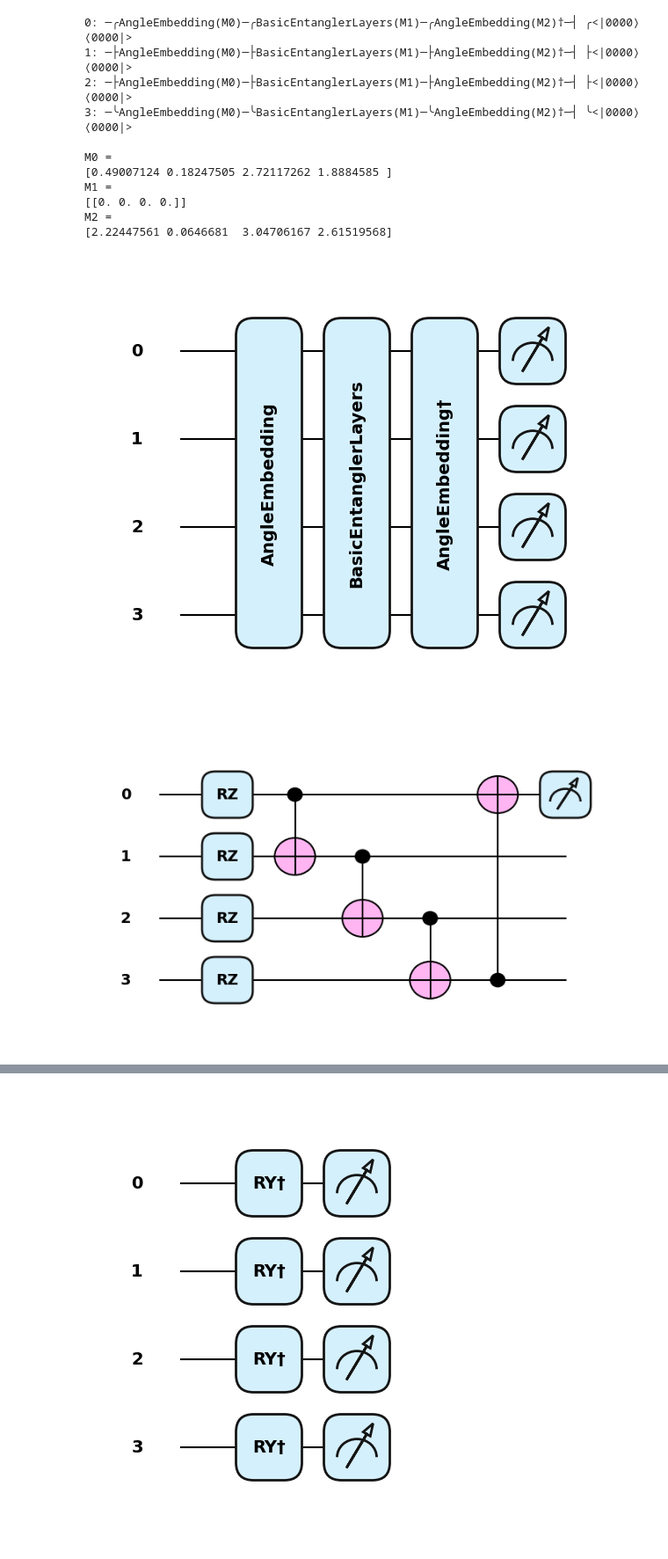
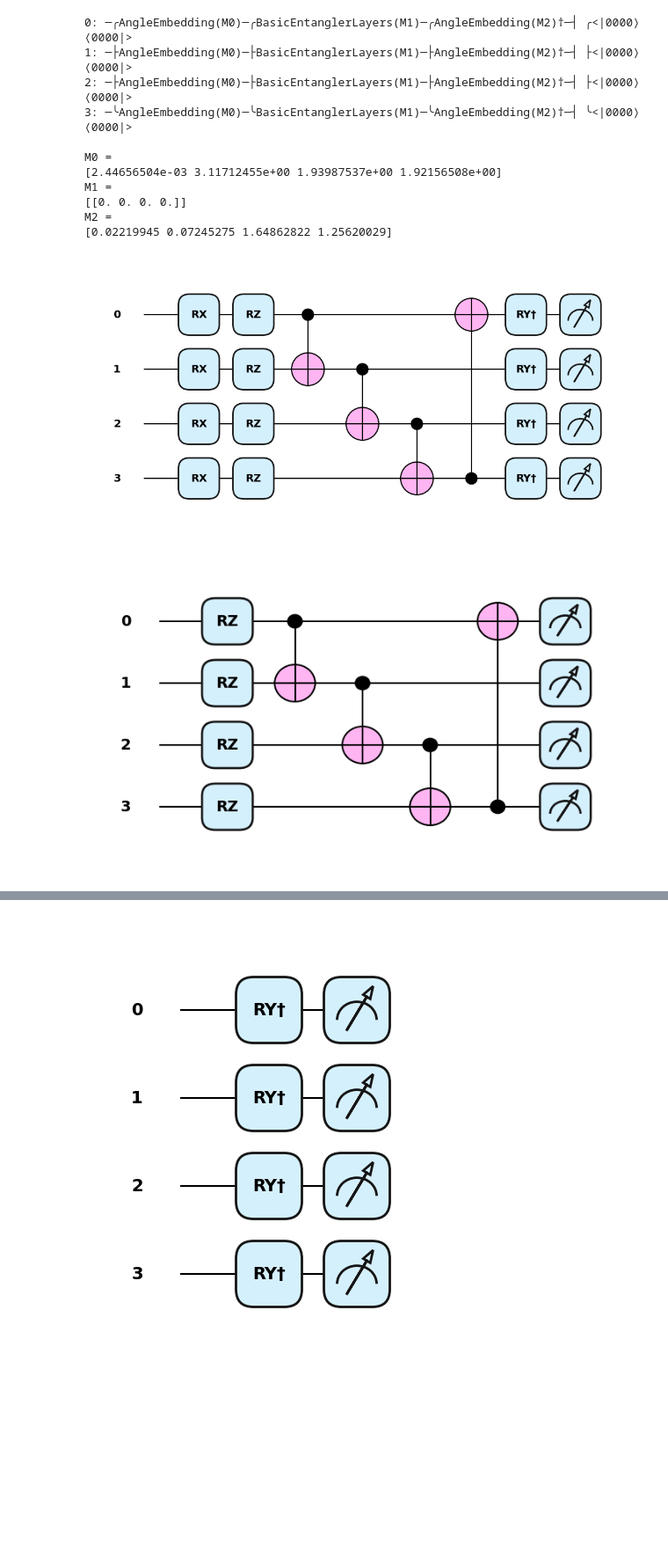
Before and after one commit to gddeazevedo/rgpe, a Jupyter notebook: notebooks/circuit.ipynb, the cells around one changed output, grey strips where cells are left out. Shown at 88% size. Drawn from its saved outputs; the diff is of its cells as text; code cells hidden in the pictures; blank space fills up the shorter version.

```diff
--- a/notebooks/circuit.ipynb
+++ b/notebooks/circuit.ipynb
@@ -5,38 +5,44 @@ import matplotlib.pyplot as plt
 
 n_qubits = 4  # reduzir para visualização
 x1_example = np.random.uniform(0, np.pi, n_qubits)
 x2_example = np.random.uniform(0, np.pi, n_qubits)
 
 dev_draw = qml.device("default.qubit", wires=n_qubits)
 
 @qml.qnode(dev_draw)
-def kernel_draw(x1, x2):
+def kernel(x1, x2):
     qml.AngleEmbedding(x1, wires=range(n_qubits), rotation="X")
     qml.BasicEntanglerLayers(
         weights=np.zeros((1, n_qubits)),
         wires=range(n_qubits),
         rotation=qml.RZ
     )
     qml.adjoint(qml.AngleEmbedding)(x2, wires=range(n_qubits), rotation="Y")
     return qml.expval(qml.Projector([0] * n_qubits, wires=range(n_qubits)))
 
 print(qml.draw(kernel_draw)(x1_example, x2_example))
-fig, ax = qml.draw_mpl(kernel_draw, style="pennylane")(x1_example, x2_example)
+fig, ax = qml.draw_mpl(
+    kernel_draw,
+    style="pennylane",
+    wire_order=list(range(n_qubits)),
+    show_all_wires=True,
+    level="device",
+)(x1_example, x2_example)
 plt.savefig("angle_embedding_full.png", dpi=160, bbox_inches='tight')
 plt.show()
 # %% [output]
 0: ─╭AngleEmbedding(M0)─╭BasicEntanglerLayers(M1)─╭AngleEmbedding(M2)†─┤ ╭<|0000⟩⟨0000|>
 1: ─├AngleEmbedding(M0)─├BasicEntanglerLayers(M1)─├AngleEmbedding(M2)†─┤ ├<|0000⟩⟨0000|>
 2: ─├AngleEmbedding(M0)─├BasicEntanglerLayers(M1)─├AngleEmbedding(M2)†─┤ ├<|0000⟩⟨0000|>
 3: ─╰AngleEmbedding(M0)─╰BasicEntanglerLayers(M1)─╰AngleEmbedding(M2)†─┤ ╰<|0000⟩⟨0000|>
 
 M0 =
-[0.49007124 0.18247505 2.72117262 1.8884585 ]
+[2.44656504e-03 3.11712455e+00 1.93987537e+00 1.92156508e+00]
 M1 =
 [[0. 0. 0. 0.]]
 M2 =
-[2.22447561 0.0646681  3.04706167 2.61519568]
+[0.02219945 0.07245275 1.64862822 1.25620029]
-[figure, old version]
+[figure, new version]
 # %%
 import numpy as np
 import pennylane as qml
@@ -52,7 +58,7 @@ def entangler_circuit():
         wires=range(n_qubits),
         rotation=qml.RZ
     )
-    return qml.expval(qml.PauliZ(0))
+    return qml.expval(qml.Projector([0] * n_qubits, wires=range(n_qubits)))
 
 fig, ax = qml.draw_mpl(
     entangler_circuit,
@@ -60,6 +66,7 @@ fig, ax = qml.draw_mpl(
     wire_order=list(range(n_qubits)),
     show_all_wires=True,
     level="device",   # <-- expande em RZ + CNOT
+    show_all_operations=True  # <-- mostra as operações individuais
 )()
 
 fig.set_size_inches(7, 4)
@@ -67,7 +74,7 @@ plt.tight_layout()
 plt.savefig("basic_entangler_layers.png", dpi=160, bbox_inches='tight')
 plt.show()
 # %% [output]
-[figure, old version]
+[figure, new version]
 # %%
 import numpy as np
 import pennylane as qml
```
Also changed, not shown: parts of 2 cells of this notebook, 5 other files.
